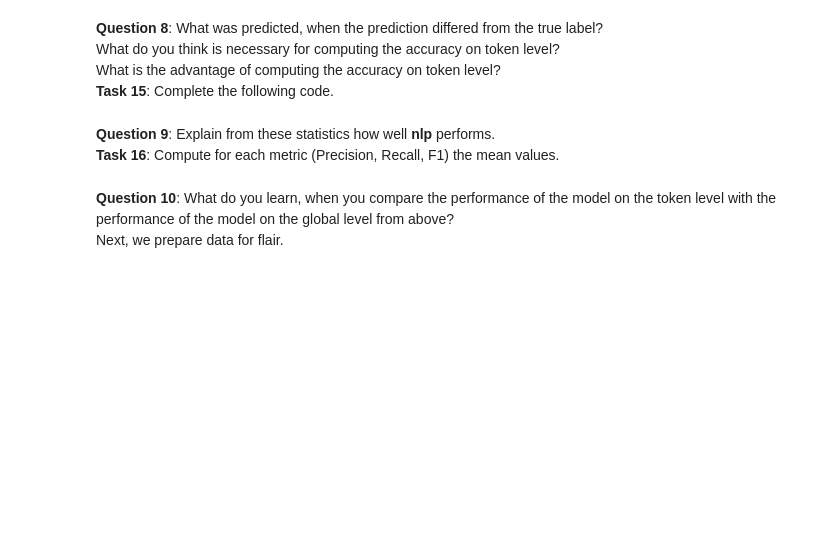
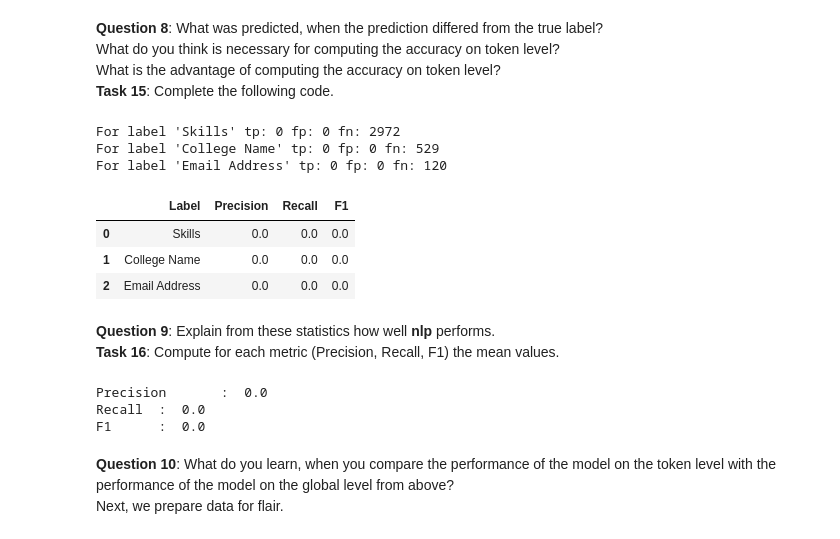
Before and after one commit to mariamonzon/Software-applications-with-AI, a Jupyter notebook: Homework2-NER/ner_2_2021.ipynb, the cells around one changed output. Drawn from its saved outputs; the diff is of its cells as text; code cells hidden in the pictures; blank space fills up the shorter version.

```diff
--- a/Homework2-NER/ner_2_2021.ipynb
+++ b/Homework2-NER/ner_2_2021.ipynb
@@ -303,10 +481,16 @@ Complete the following code.
 # %%
 for i in range( 5 ):
 
-  resume = None
+  resume = [x_test[i], y_test[i]]
 
   bilou_df = make_bilou_df(nlp,resume)
 
-  difference_df = None
+  difference_df =  bilou_df[bilou_df["Predicted"] != bilou_df["True"]]
 
-  # TODO: print, where the labels from Spacy and the annotation differ. Print the text, the predicted and the true labels.
+  # print, where the labels from Spacy and the annotation differ. Print the text, the predicted and the true labels.
+
+  print("Text: ", resume[0])
+  print(" ----------Predicted LAbel ------ ")
+  print(difference_df["Predicted"] )
+  print(" ----------True Label ------ ")
+  print(difference_df["True"] )
@@ -316,52 +518,70 @@ What do you think is necessary for computing the accuracy on token level?<br>
 What is the advantage of computing the accuracy on token level?<br>
 __Task 15__: Complete the following code.
 # %%
-## TODO cycle through chosen_entity_labels and calculate metrics for each entity using test data
+##  cycle through chosen_entity_labels and calculate metrics for each entity using test data
 data = []
 for label in chosen_entity_labels:
     ## variables to store results for all resumes for one entity type
     true_positives = 0
     false_positives = 0
     false_negatives = 0
     for i in range( len( x_test ) ):
         ## use make_bilou_df on each resume in our test set, and calculate for each entity true and false positives,
         ## and false negatives.
 
-        resume = None
+        resume = [x_test[i], y_test[i]]
 
         tres_df = make_bilou_df(nlp,resume)
+        tp, fp, fn = 0,0,0
 
         ## calculate true false positives and false negatives for each resume
-
-        tp = None
-
-        fp = None
-
-        fn = None
+        for k, items in tres_df.iterrows():
+          if items['True'] == items['Predicted'] and  label in items['True']:
+            tp += 1
+          elif items['True'] != items['Predicted'] and  label in items['Predicted']:
+            fp += 1
+          elif items['True'] != items['Predicted'] and  label in items['True']:
+            fn += 1
 
         ## aggregate result for each resume to totals
-        true_positives = true_positives + None
-        false_positives = false_positives + None
-        false_negatives = false_negatives + None
+        true_positives = true_positives + tp
+        false_positives = false_positives + fp
+        false_negatives = false_negatives + fn
 
     print("For label '{}' tp: {} fp: {} fn: {}".format(label,true_positives,false_positives,false_negatives))
 
-    ## TODO Use the formulas you learned to calculate metrics and print them out
+    ## Use the formulas you learned to calculate metrics and print them out
     ## also: prevent division by zero without raising errors. Explain your choice
+    eps = 10e-8
+    precision = true_positives / (true_positives + false_positives + eps)
+    recall = true_positives / (true_positives + false_negatives + eps)
+    f1 = 2 * (precision * recall)/(precision + recall + eps)
 
     row = [label,precision,recall,f1]
     data.append(row)
 
 ## make pandas dataframe with metrics data. Use the chosen entity labels as an index, and the metric names as columns.
 metric_df = pd.DataFrame( data, columns = [ "Label", "Precision", "Recall", "F1" ] )
 display(metric_df)
+# %% [output]
+For label 'Skills' tp: 0 fp: 0 fn: 2972
+For label 'College Name' tp: 0 fp: 0 fn: 529
+For label 'Email Address' tp: 0 fp: 0 fn: 120
+|  | Label | Precision | Recall | F1 |
+| 0 | Skills | 0.0 | 0.0 | 0.0 |
+| 1 | College Name | 0.0 | 0.0 | 0.0 |
+| 2 | Email Address | 0.0 | 0.0 | 0.0 |
 # %% [markdown]
 __Question 9__: Explain from these statistics how well __nlp__ performs.<br>
 __Task 16__: Compute for each metric (Precision, Recall, F1) the mean values.
 # %%
 for label in [ "Precision", "Recall", "F1" ]:
-
     # Compute mean and print
+    print(label, "\t: ", metric_df[label].mean())
+# %% [output]
+Precision       :  0.0
+Recall  :  0.0
+F1      :  0.0
 # %% [markdown]
 __Question 10__: What do you learn, when you compare the performance of the model on the token level with the performance of the model on the global level from above?<br>
 Next, we prepare data for flair.
```
Also changed, not shown: parts of 28 cells of this notebook, 2 other files.
